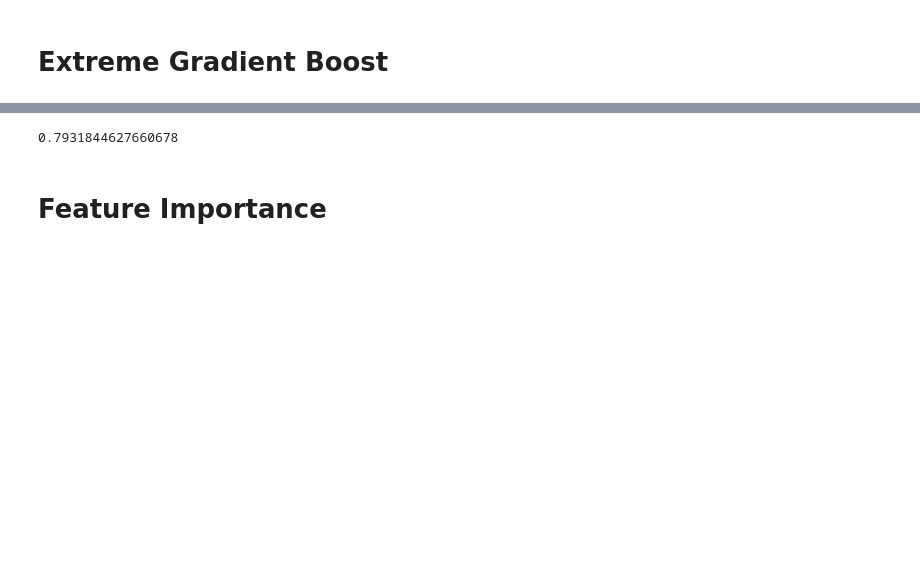
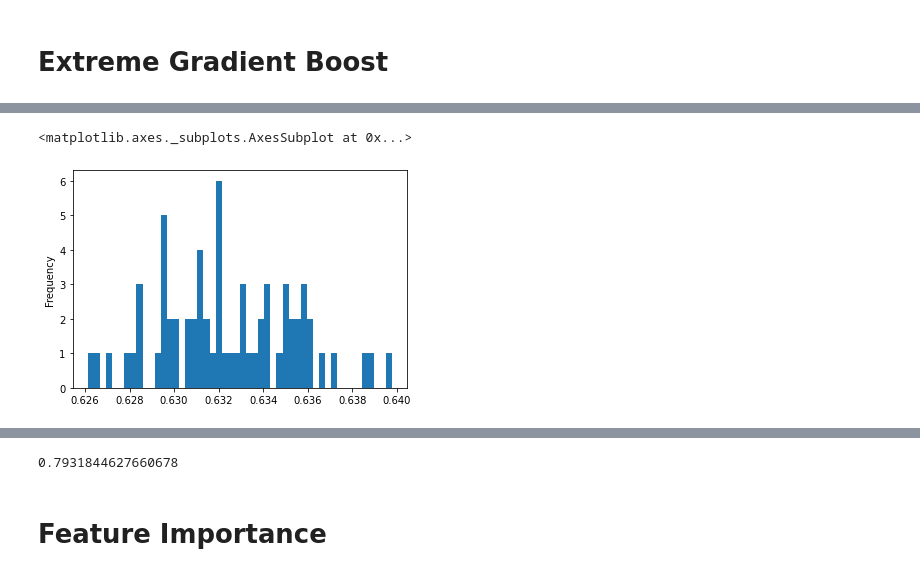
Before and after one commit to gzguevara/amex_kaggle, a Jupyter notebook: Train_Test.ipynb, the cells around one changed output, grey strips where cells are left out. Cells and saved outputs as stored; diff of their text form; code cells hidden in the pictures; blank space fills up the shorter version.

```diff
--- a/Train_Test.ipynb
+++ b/Train_Test.ipynb
@@ -300,0 +327,17 @@ def permutation_importance(train, valid_idx, features, model, kag_mets):
+# %%
+train = train[premu_imp.index.to_list() + ['target']]
+# %%
+# Get orders
+orders  = []
+
+weights = premu_imp.weight.to_list()   # [1/len(train.columns[:-1])] * len(train.columns[:-1])
+cols    = train.columns[:-1].to_list()                          #train.columns[:-1].to_list()
+
+join = list(zip(cols, weights))
+
+for order in range(3):
+
+  random.shuffle(join)
+  orders.append(join.copy())
+
+print(f'There are {len(orders)} different order.', '\n', '\n')
@@ -344 +348,4 @@ There are 200 different Models.
+# %%
+orders   = [feature_order.order_oof.to_list()]
+xgb_grid = [parameter.to_dict()['oof']]
 # %%
@@ -433,0 +454,4 @@ Metric = 0.6285683595570538, Best = nan
+# %%
+premu_imp['avg'] = premu_imp.mean(axis=1)
+premu_imp.sort_values('avg', ascending=False, inplace=True)
+oof.sort_values('oof', ascending=False, inplace=True)
@@ -433,0 +460,5 @@ Metric = 0.6285683595570538, Best = nan
+# %%
+oof.avg.plot(kind='hist', bins=50) # order_0_model_89 0.639799 - order_2_model_156 0.632451
+# %% [output]
+<matplotlib.axes._subplots.AxesSubplot at 0x...>
+[figure, added]
```
Also changed, not shown: parts of 37 cells of this notebook.
